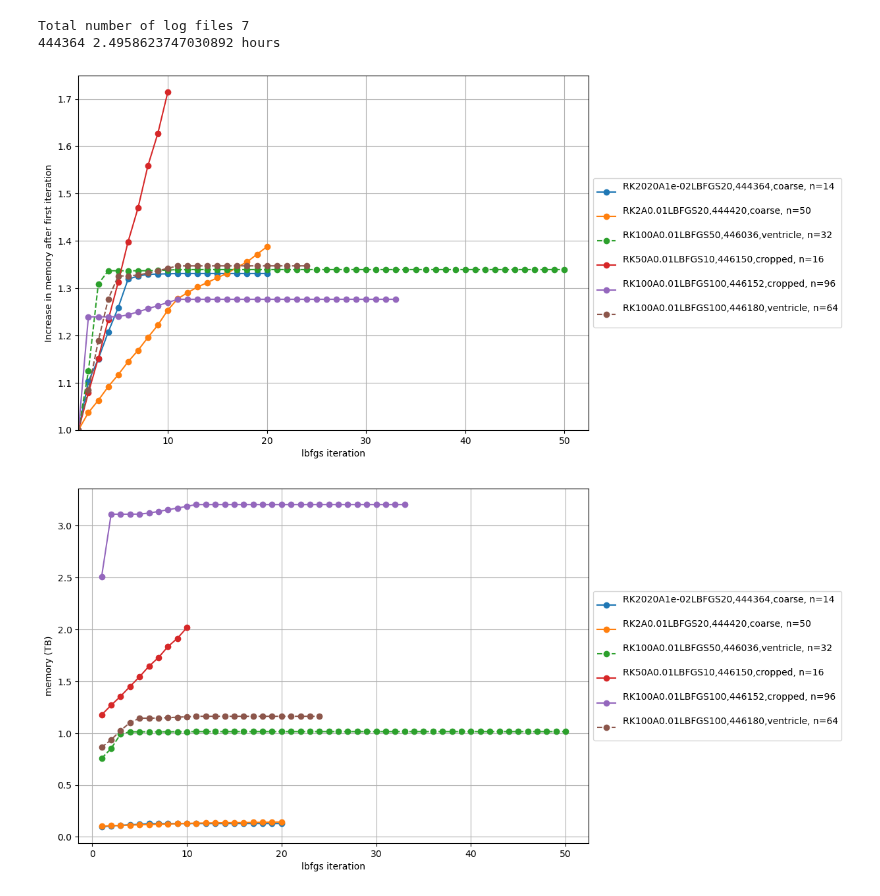
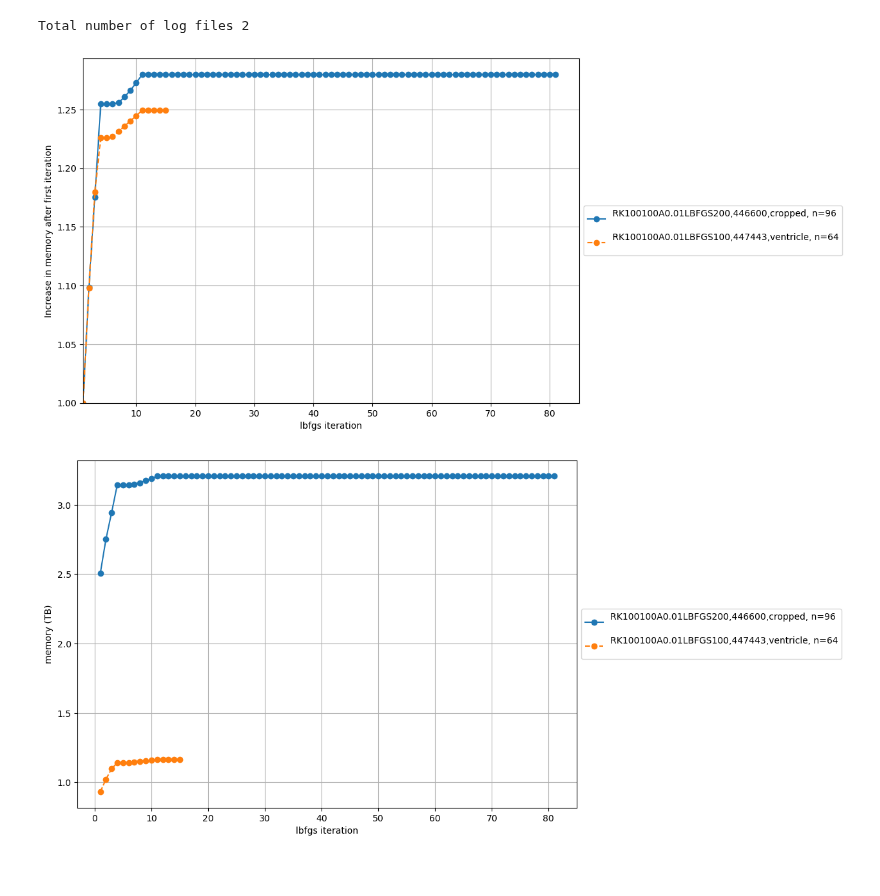
Before and after one commit to JohannesHaubner/mapMRI, a Jupyter notebook: examples/debugging/mem.ipynb, the cells around one changed output. Saved outputs shown, nothing was run; the diff lists cells and outputs as text; code cells hidden in the pictures; blank space fills up the shorter version.

```diff
--- a/examples/debugging/mem.ipynb
+++ b/examples/debugging/mem.ipynb
@@ -11,8 +11,9 @@ def func(x, a, b,):
 # %%
 path = pathlib.Path("/home/bastian/D1/registration/mrislurm/")
 
-slurmids = [444364,
-            444420,
+slurmids = [
+            # 444364,
+            # 444420,
             # 444425,
             # 444438,
             # 444509,
@@ -29,9 +30,10 @@ slurmids = [444364,
             # 445457,
             #445806, 445829, 445957, 445961, 445962,
             # 446059, 446034, 446058,
-            446036,
-            446145,
-            446152, 446150, 446180
+            # 446036,
+            # 446145,
+            # 446152, 446150, 446180
+            446600, 447443,
 ]
 
 
@@ -132,37 +134,36 @@ for slurmid in sorted(slurmids):
 
 
     label += ", n=" + str(ntasks)
 
     label = label.replace("RK", "RK"+str(int(hyperparameters["max_timesteps"])))
 
     line = plt.plot(mema[:,0], mema[:,1], marker=marker, linestyle=linestyle, color=color,
             label=label,
             )
 
     color = line[-1].get_color()
     ax2.plot(mema[:,0], mema[:,1] / fac2, marker=marker, linestyle=linestyle, color=color, label=label,)
 
 
 
 plt.xlabel("lbfgs iteration")
 ax2.set_xlabel("lbfgs iteration")
 ax.set_ylabel("memory (TB)")
 ax2.set_xlim(1, None)
 ax2.set_ylim(1, None)
 ax2.set_ylabel("Increase in memory after first iteration")
 # ax2.set_xlim(1, None)
 # plt.xlim(1, None)
 # plt.xticks(list(range(1, int(plt.gca().get_xlim()[1]))))
 ax.grid()
 ax2.grid()
 ax.legend(loc='center left', bbox_to_anchor=(1, 0.5))
 ax2.legend(loc='center left', bbox_to_anchor=(1, 0.5))
 plt.show()
 # %% [output]
-Total number of log files 7
-444364 2.4958623747030892 hours
+Total number of log files 2
-[figure, old version]
+[figure, new version]
-[figure, old version]
+[figure, new version]
 # %%
 
 for slurmid in range(440221, 440674):
```
Also changed, not shown: 8 other files.
